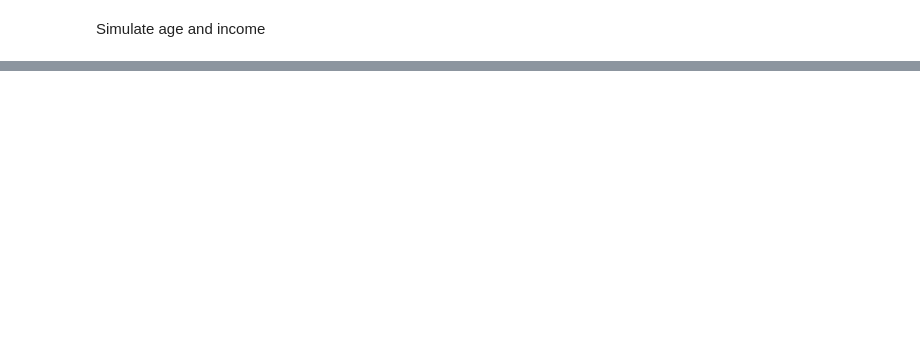
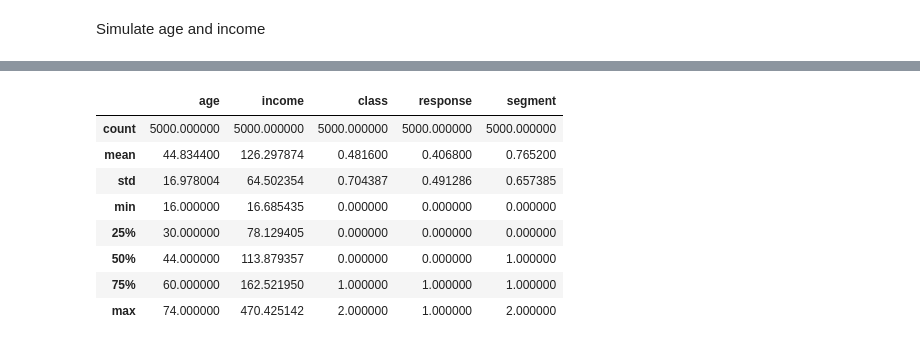
Before and after one commit to ruivieira/ceh-pmml-models, a Jupyter notebook: models.ipynb, the cells around one changed output, grey strips where cells are left out. Drawn from its saved outputs; the diff is of its cells as text; code cells hidden in the pictures; blank space fills up the shorter version.

```diff
--- a/models.ipynb
+++ b/models.ipynb
@@ -114,4 +114,16 @@ df
 5000 rows × 5 columns
+# %%
+df.describe()
+# %% [output]
+|  | age | income | class | response | segment |
+| count | 5000.000000 | 5000.000000 | 5000.000000 | 5000.000000 | 5000.000000 |
+| mean | 44.834400 | 126.297874 | 0.481600 | 0.406800 | 0.765200 |
+| std | 16.978004 | 64.502354 | 0.704387 | 0.491286 | 0.657385 |
+| min | 16.000000 | 16.685435 | 0.000000 | 0.000000 | 0.000000 |
+| 25% | 30.000000 | 78.129405 | 0.000000 | 0.000000 | 0.000000 |
+| 50% | 44.000000 | 113.879357 | 0.000000 | 0.000000 | 1.000000 |
+| 75% | 60.000000 | 162.521950 | 1.000000 | 1.000000 | 1.000000 |
+| max | 74.000000 | 470.425142 | 2.000000 | 1.000000 | 2.000000 |
 # %%
 colours = {0: 'red', 1: 'yellow', 2: 'green'}
 for segment in [0, 1, 2]:
```
Also changed, not shown: parts of 12 cells of this notebook, 3 other files.
